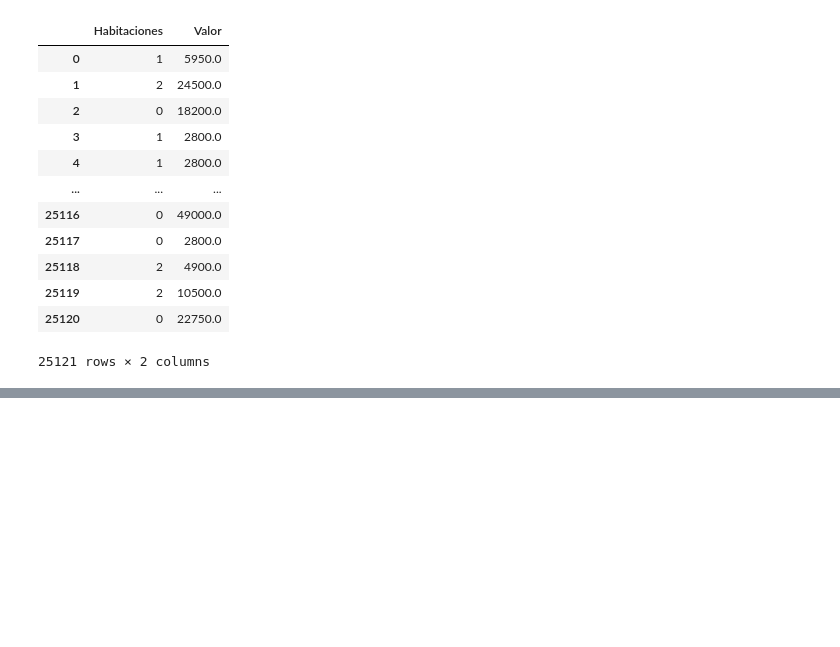
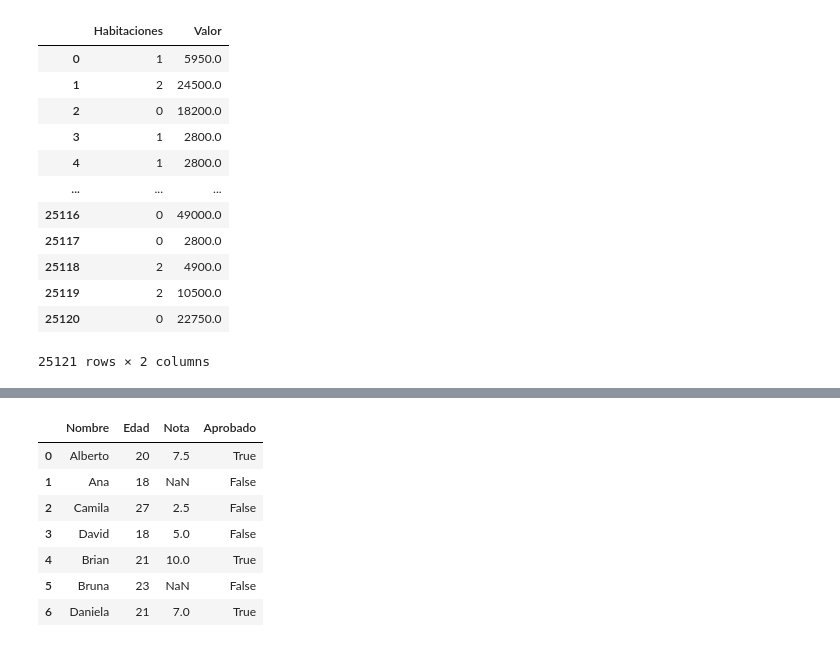
Before and after one commit to dyaccu/Pandas-conociendo-la-biblioteca, a Jupyter notebook: inmuebles_cdmx.ipynb, the cells around one changed output, grey strips where cells are left out. Saved outputs shown, nothing was run; the diff lists cells and outputs as text; code cells hidden in the pictures; blank space fills up the shorter version.

```diff
--- a/inmuebles_cdmx.ipynb
+++ b/inmuebles_cdmx.ipynb
@@ -180,0 +221,11 @@ datos[['Habitaciones','Valor']]
+# %%
+datos2.head(7)
+# %% [output]
+|  | Nombre | Edad | Nota | Aprobado |
+| 0 | Alberto | 20 | 7.5 | True |
+| 1 | Ana | 18 | NaN | False |
+| 2 | Camila | 27 | 2.5 | False |
+| 3 | David | 18 | 5.0 | False |
+| 4 | Brian | 21 | 10.0 | True |
+| 5 | Bruna | 23 | NaN | False |
+| 6 | Daniela | 21 | 7.0 | True |
```
Also changed, not shown: parts of 13 cells of this notebook.
